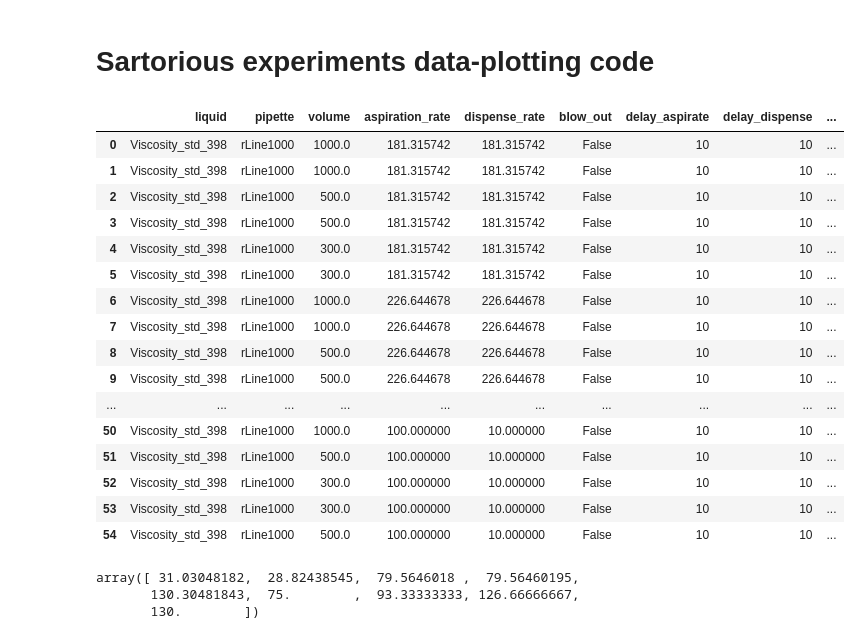
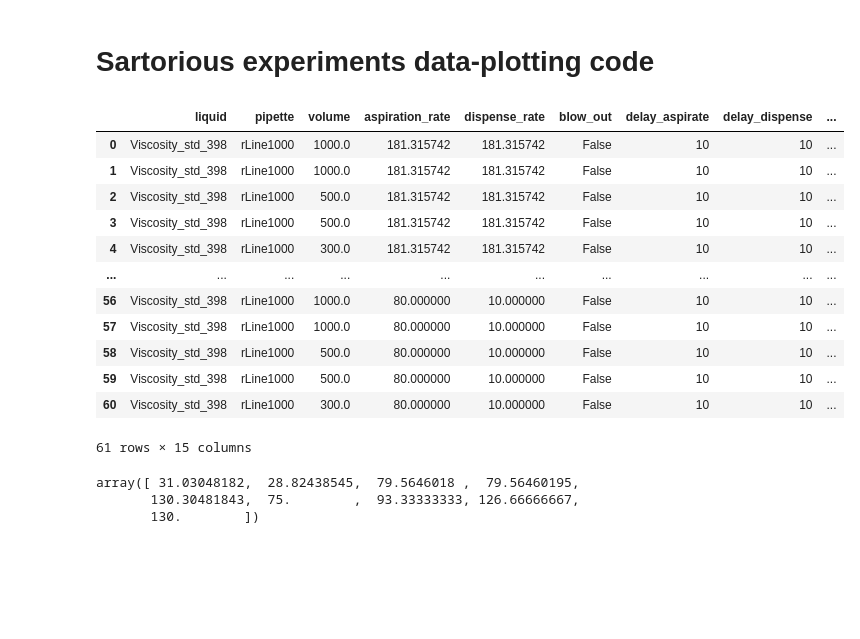
Before and after one commit to Quijanove/viscosity_liquid_transfer_Pablo, a Jupyter notebook: Sartorious_experiments/Code/Data_plotting_code_sartorious.ipynb, the cells around one changed output. Saved outputs shown, nothing was run; the diff lists cells and outputs as text; code cells hidden in the pictures; blank space fills up the shorter version.

```diff
--- a/Sartorious_experiments/Code/Data_plotting_code_sartorious.ipynb
+++ b/Sartorious_experiments/Code/Data_plotting_code_sartorious.ipynb
@@ -3,35 +3,31 @@
 # %%
 # Importing python packages
 import matplotlib.pyplot as plt
 import pandas as pd
 import numpy as np
 import os
 
 # Importing files
 std = '398'
-folder = (r"C:\Users\admin\Documents\GitHub\viscosity_liquid_transfer_Pablo\Sartorious_experiments\Raw_Data")
+folder = (r"C:\Users\admin\Documents\GitHub\viscosity_liquid_transfer_Pablo\Sartorious_experiments\Code")
 
 df_cal = pd.read_csv(folder+r'/Viscosity_std_'+std+'.csv')
 
 df_cal
 # %% [output]
 |  | liquid | pipette | volume | aspiration_rate | dispense_rate | blow_out | delay_aspirate | delay_dispense | ... |
 | 0 | Viscosity_std_398 | rLine1000 | 1000.0 | 181.315742 | 181.315742 | False | 10 | 10 | ... |
 | 1 | Viscosity_std_398 | rLine1000 | 1000.0 | 181.315742 | 181.315742 | False | 10 | 10 | ... |
 | 2 | Viscosity_std_398 | rLine1000 | 500.0 | 181.315742 | 181.315742 | False | 10 | 10 | ... |
 | 3 | Viscosity_std_398 | rLine1000 | 500.0 | 181.315742 | 181.315742 | False | 10 | 10 | ... |
 | 4 | Viscosity_std_398 | rLine1000 | 300.0 | 181.315742 | 181.315742 | False | 10 | 10 | ... |
-| 5 | Viscosity_std_398 | rLine1000 | 300.0 | 181.315742 | 181.315742 | False | 10 | 10 | ... |
-| 6 | Viscosity_std_398 | rLine1000 | 1000.0 | 226.644678 | 226.644678 | False | 10 | 10 | ... |
-| 7 | Viscosity_std_398 | rLine1000 | 1000.0 | 226.644678 | 226.644678 | False | 10 | 10 | ... |
-| 8 | Viscosity_std_398 | rLine1000 | 500.0 | 226.644678 | 226.644678 | False | 10 | 10 | ... |
-| 9 | Viscosity_std_398 | rLine1000 | 500.0 | 226.644678 | 226.644678 | False | 10 | 10 | ... |
 | ... | ... | ... | ... | ... | ... | ... | ... | ... | ... |
-| 50 | Viscosity_std_398 | rLine1000 | 1000.0 | 100.000000 | 10.000000 | False | 10 | 10 | ... |
-| 51 | Viscosity_std_398 | rLine1000 | 500.0 | 100.000000 | 10.000000 | False | 10 | 10 | ... |
-| 52 | Viscosity_std_398 | rLine1000 | 300.0 | 100.000000 | 10.000000 | False | 10 | 10 | ... |
-| 53 | Viscosity_std_398 | rLine1000 | 300.0 | 100.000000 | 10.000000 | False | 10 | 10 | ... |
-| 54 | Viscosity_std_398 | rLine1000 | 500.0 | 100.000000 | 10.000000 | False | 10 | 10 | ... |
+| 56 | Viscosity_std_398 | rLine1000 | 1000.0 | 80.000000 | 10.000000 | False | 10 | 10 | ... |
+| 57 | Viscosity_std_398 | rLine1000 | 1000.0 | 80.000000 | 10.000000 | False | 10 | 10 | ... |
+| 58 | Viscosity_std_398 | rLine1000 | 500.0 | 80.000000 | 10.000000 | False | 10 | 10 | ... |
+| 59 | Viscosity_std_398 | rLine1000 | 500.0 | 80.000000 | 10.000000 | False | 10 | 10 | ... |
+| 60 | Viscosity_std_398 | rLine1000 | 300.0 | 80.000000 | 10.000000 | False | 10 | 10 | ... |
+61 rows × 15 columns
 # %%
 # Calculate time for 1000ul
 df_cal['time_for_1000'] = 1000/df_cal["aspiration_rate"] + 1000/df_cal["dispense_rate"] + df_cal["delay_aspirate"] + df_cal["delay_dispense"] + df_cal["delay_blow_out"]
```
Also changed, not shown: parts of 2 cells of this notebook.
